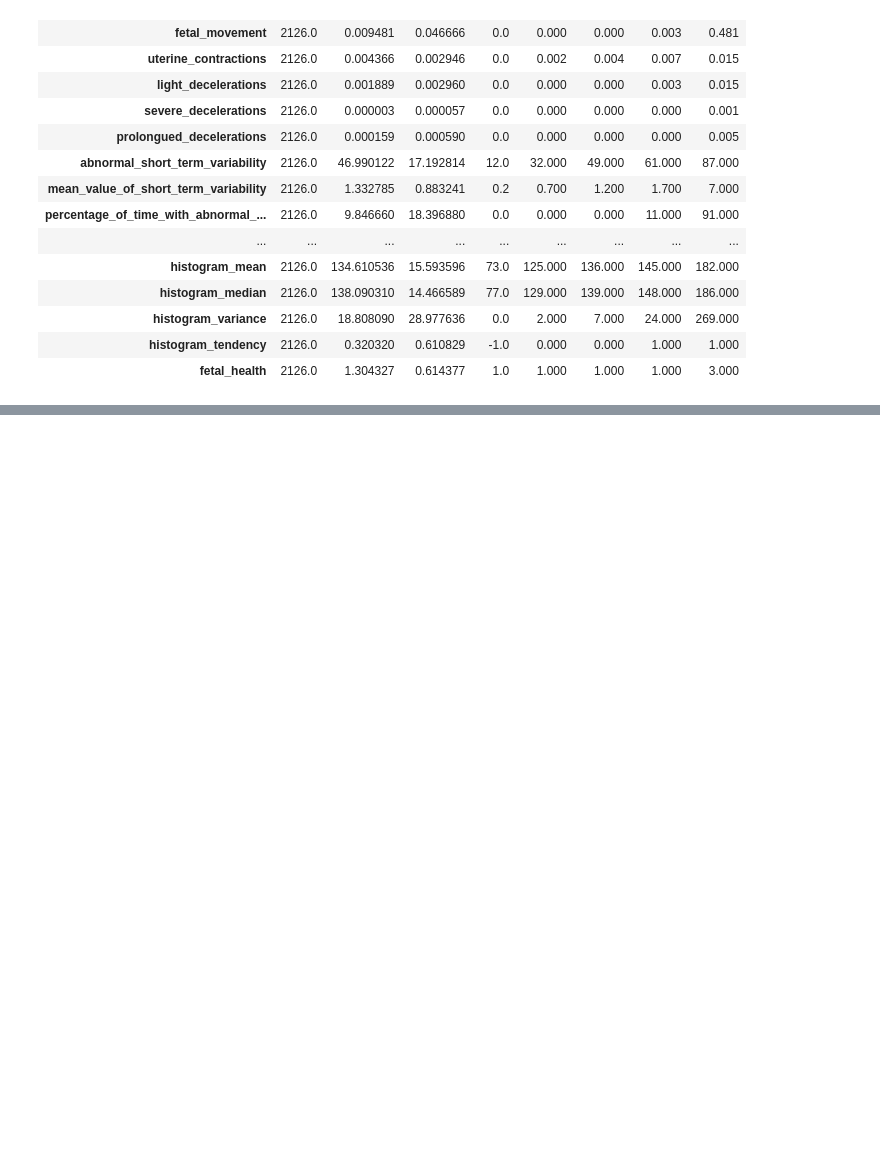
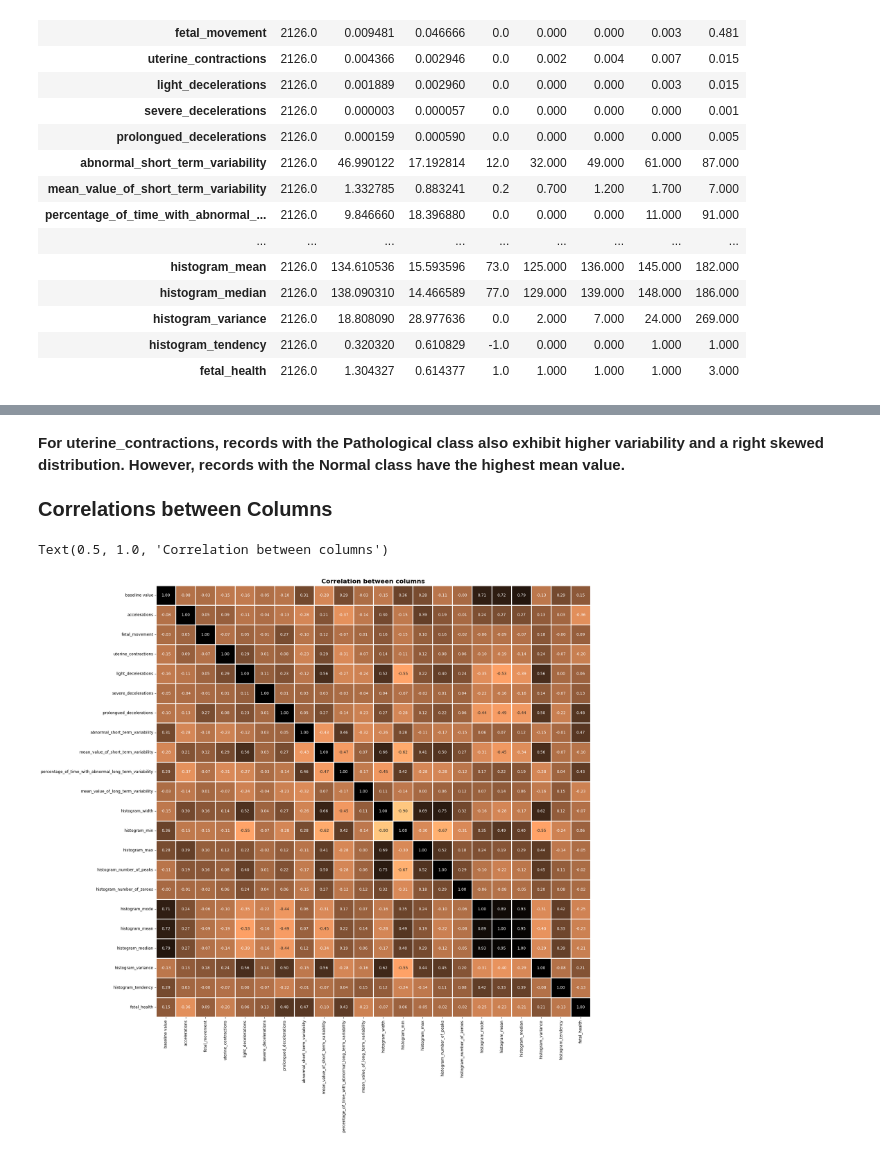
Before and after one commit to yuki172/fetal-health-classification, a Jupyter notebook: main.ipynb, the cells around one changed output, grey strips where cells are left out. Cells and saved outputs as stored; diff of their text form; code cells hidden in the pictures; blank space fills up the shorter version.

```diff
--- a/main.ipynb
+++ b/main.ipynb
@@ -108,0 +210,14 @@ sns.countplot(data= health_data, x="fetal_health", alpha=0.5, color='#05b0a3')
+# %% [markdown]
+<b>For uterine_contractions, records with the Pathological class also exhibit higher variability and a right skewed distribution. However, records with the Normal class have the highest mean value.</b>
+# %% [markdown]
+<div style="font-size: 20px"><b>Correlations between Columns</b></div>
+# %%
+health_data_numeric = health_data.drop('fetal_health_name', axis=1)
+
+corr = health_data_numeric.corr(method='pearson')
+fig, ax = plt.subplots(figsize=(20, 20))
+sns.heatmap(corr, annot=True, fmt='.2f', cmap='copper_r', cbar=None, linewidth=2, ax=ax)
+ax.set_title('Correlation between columns', fontsize=16, fontweight='bold')
+# %% [output]
+Text(0.5, 1.0, 'Correlation between columns')
+[figure, added]
```
Also changed, not shown: parts of 25 cells of this notebook.
